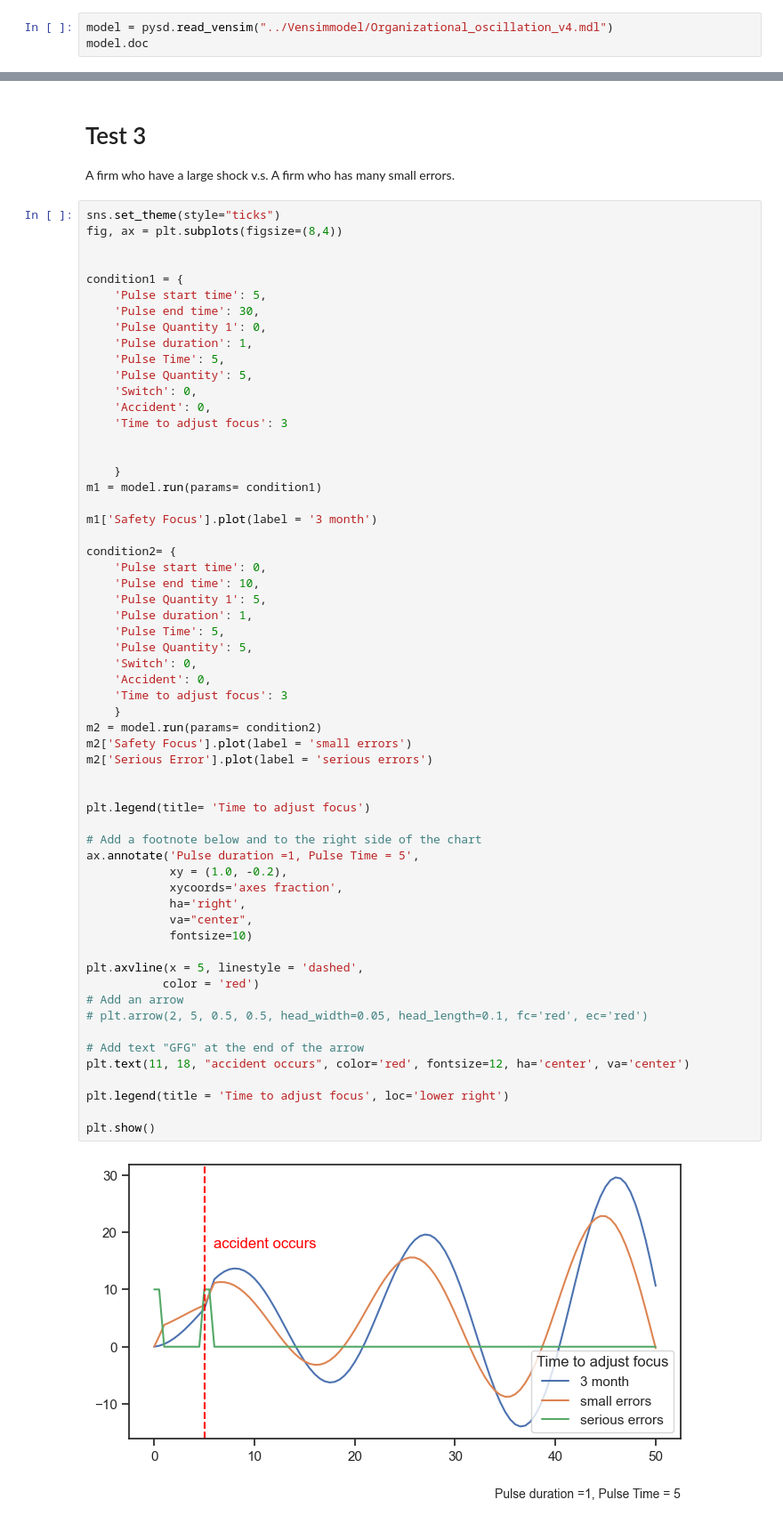
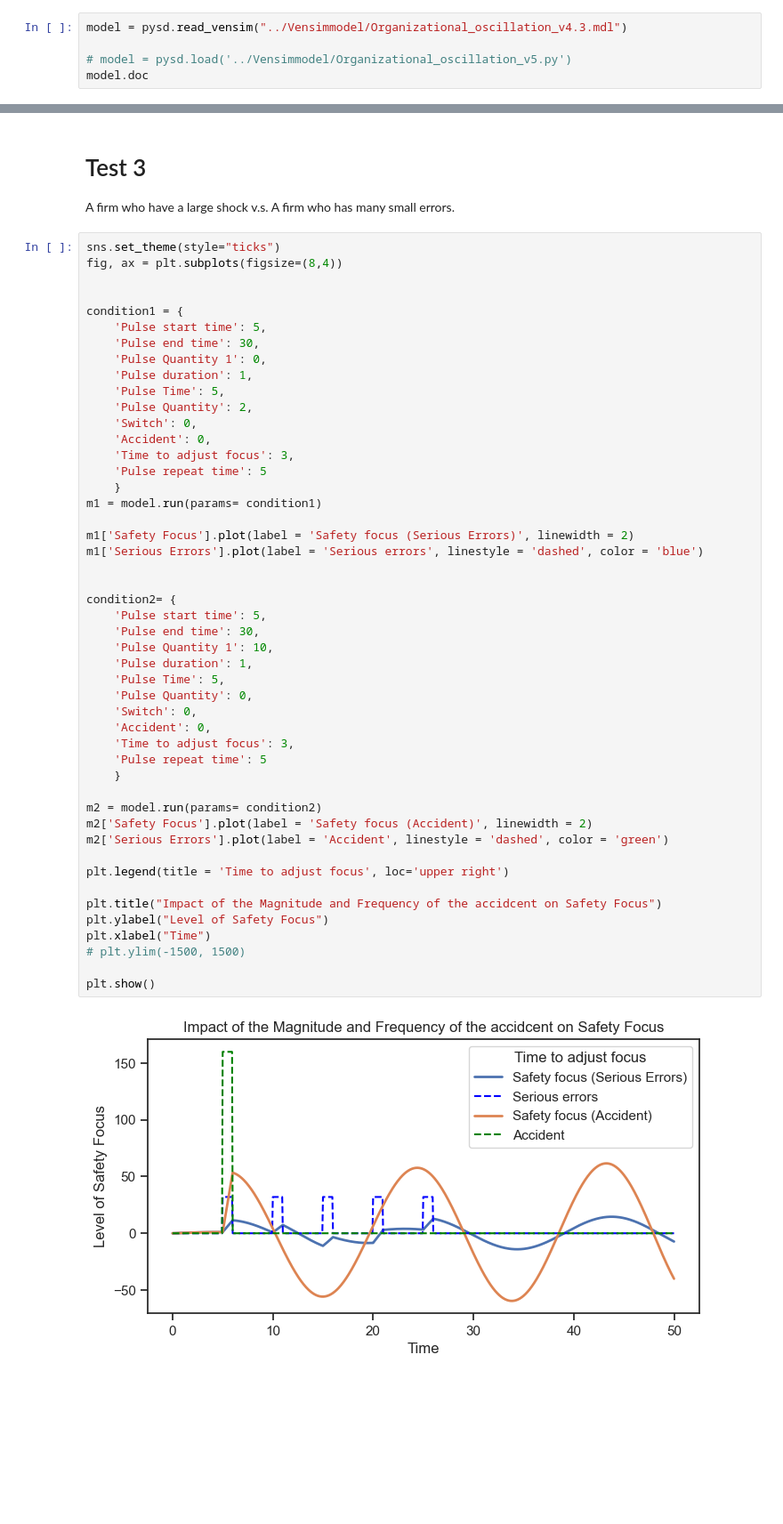
Before and after one commit to georgia-max/OrganizationOscillation, a Jupyter notebook: src/Organizational_Oscillation_v3.ipynb, the cells around one changed output, grey strips where cells are left out. Shown at 89% size. Cells and saved outputs as stored; diff of their text form; blank space fills up the shorter version.

Commit message:
add pink noise testing, the correct model is v4.3

```diff
--- a/src/Organizational_Oscillation_v3.ipynb
+++ b/src/Organizational_Oscillation_v3.ipynb
@@ -12,7 +13,9 @@ import netCDF4
 import matplotlib.pyplot as plt
 import seaborn as sns
 # %%
-model = pysd.read_vensim("../Vensimmodel/Organizational_oscillation_v4.mdl")
+model = pysd.read_vensim("../Vensimmodel/Organizational_oscillation_v4.3.mdl")
+
+# model = pysd.load('../Vensimmodel/Organizational_oscillation_v5.py')
 model.doc
 # %% [output]
 |  | Real Name | Py Name | Subscripts | Units | Limits | Type | Subtype | Comment |
@@ -238,61 +248,50 @@ A firm who have a large shock v.s. A firm who has many small errors.
 # %%
 sns.set_theme(style="ticks")
 fig, ax = plt.subplots(figsize=(8,4))
 
 
 condition1 = {
     'Pulse start time': 5,
     'Pulse end time': 30,
     'Pulse Quantity 1': 0,
     'Pulse duration': 1,
     'Pulse Time': 5,
-    'Pulse Quantity': 5,
+    'Pulse Quantity': 2,
     'Switch': 0,
     'Accident': 0,
-    'Time to adjust focus': 3
-
-
+    'Time to adjust focus': 3,
+    'Pulse repeat time': 5
     }
 m1 = model.run(params= condition1)
 
-m1['Safety Focus'].plot(label = '3 month')
+m1['Safety Focus'].plot(label = 'Safety focus (Serious Errors)', linewidth = 2)
+m1['Serious Errors'].plot(label = 'Serious errors', linestyle = 'dashed', color = 'blue')
+
 
 condition2= {
-    'Pulse start time': 0,
-    'Pulse end time': 10,
-    'Pulse Quantity 1': 5,
+    'Pulse start time': 5,
+    'Pulse end time': 30,
+    'Pulse Quantity 1': 10,
     'Pulse duration': 1,
     'Pulse Time': 5,
-    'Pulse Quantity': 5,
+    'Pulse Quantity': 0,
     'Switch': 0,
     'Accident': 0,
-    'Time to adjust focus': 3
+    'Time to adjust focus': 3,
+    'Pulse repeat time': 5
     }
+
 m2 = model.run(params= condition2)
-m2['Safety Focus'].plot(label = 'small errors')
-m2['Serious Error'].plot(label = 'serious errors')
+m2['Safety Focus'].plot(label = 'Safety focus (Accident)', linewidth = 2)
+m2['Serious Errors'].plot(label = 'Accident', linestyle = 'dashed', color = 'green')
 
+plt.legend(title = 'Time to adjust focus', loc='upper right')
 
-plt.legend(title= 'Time to adjust focus')
-
-# Add a footnote below and to the right side of the chart
-ax.annotate('Pulse duration =1, Pulse Time = 5',
-            xy = (1.0, -0.2),
-            xycoords='axes fraction',
-            ha='right',
-            va="center",
-            fontsize=10)
-
-plt.axvline(x = 5, linestyle = 'dashed',
-           color = 'red')
-# Add an arrow
-# plt.arrow(2, 5, 0.5, 0.5, head_width=0.05, head_length=0.1, fc='red', ec='red')
-
-# Add text "GFG" at the end of the arrow
-plt.text(11, 18, "accident occurs", color='red', fontsize=12, ha='center', va='center')
-
-plt.legend(title = 'Time to adjust focus', loc='lower right')
+plt.title("Impact of the Magnitude and Frequency of the accidcent on Safety Focus")
+plt.ylabel("Level of Safety Focus")
+plt.xlabel("Time")
+# plt.ylim(-1500, 1500)
 
 plt.show()
 # %% [output]
-[figure, old version]
+[figure, new version]
```
Also changed, not shown: parts of 7 cells of this notebook, 35 other files.
